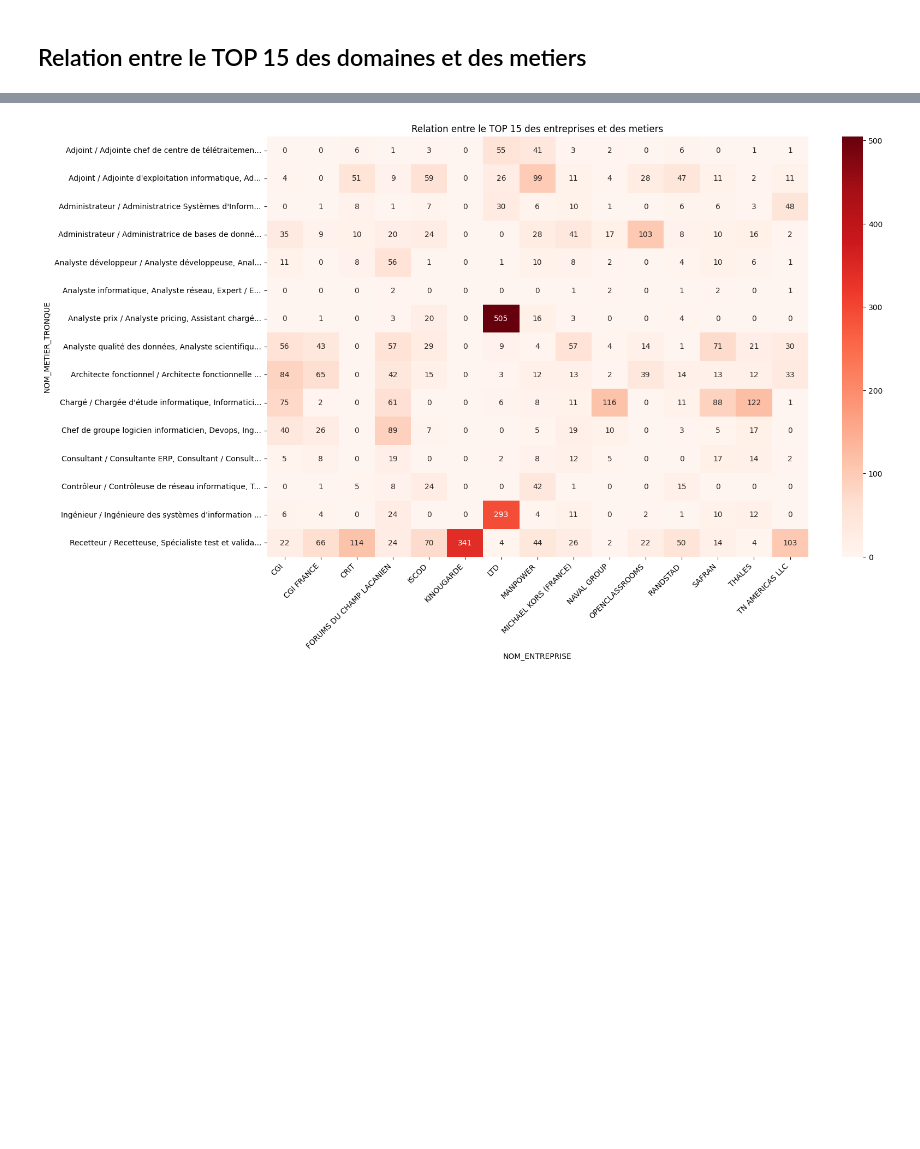
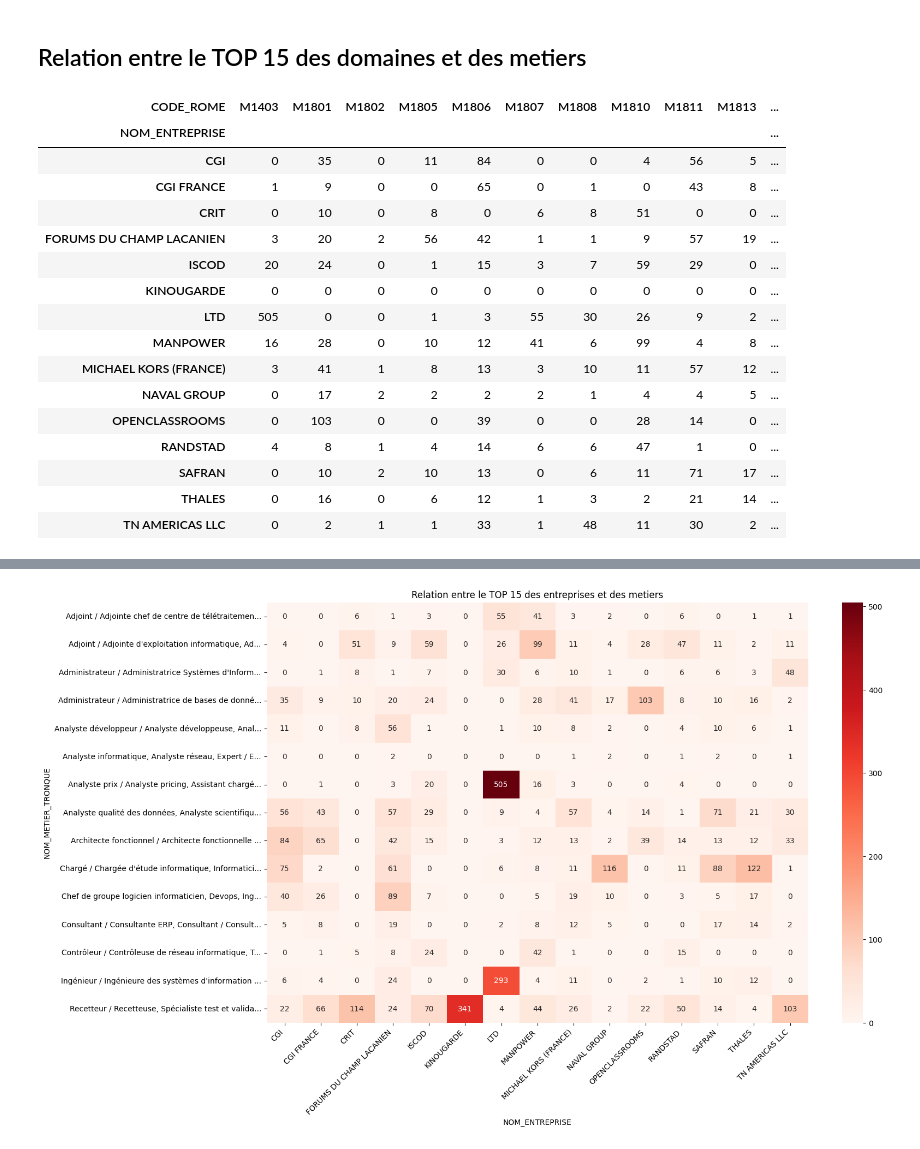
Before and after one commit to Ilanlp/Projet_update, a Jupyter notebook: MLFlow/notebook/EDA.ipynb, the cells around one changed output, grey strips where cells are left out. Cells and saved outputs as stored; diff of their text form; code cells hidden in the pictures; blank space fills up the shorter version.

```diff
--- a/MLFlow/notebook/EDA.ipynb
+++ b/MLFlow/notebook/EDA.ipynb
@@ -218,6 +234,27 @@ Text(0, 0.5, "nombre d'offre")
 ## Relation entre le TOP 15 des domaines et des metiers
 # %%
 metier_counts_df = df[df['NOM_METIER_TRONQUE'].isin(metier_counts.index)]
+# %%
+entrerprise_coderome = pd.crosstab(company_counst_df['NOM_ENTREPRISE'], coderome_counts_df['CODE_ROME']).head(15)
+entrerprise_coderome
+# %% [output]
+| CODE_ROME | M1403 | M1801 | M1802 | M1805 | M1806 | M1807 | M1808 | M1810 | M1811 | M1813 | ... |
+| NOM_ENTREPRISE |  |  |  |  |  |  |  |  |  |  | ... |
+| CGI | 0 | 35 | 0 | 11 | 84 | 0 | 0 | 4 | 56 | 5 | ... |
+| CGI FRANCE | 1 | 9 | 0 | 0 | 65 | 0 | 1 | 0 | 43 | 8 | ... |
+| CRIT | 0 | 10 | 0 | 8 | 0 | 6 | 8 | 51 | 0 | 0 | ... |
+| FORUMS DU CHAMP LACANIEN | 3 | 20 | 2 | 56 | 42 | 1 | 1 | 9 | 57 | 19 | ... |
+| ISCOD | 20 | 24 | 0 | 1 | 15 | 3 | 7 | 59 | 29 | 0 | ... |
+| KINOUGARDE | 0 | 0 | 0 | 0 | 0 | 0 | 0 | 0 | 0 | 0 | ... |
+| LTD | 505 | 0 | 0 | 1 | 3 | 55 | 30 | 26 | 9 | 2 | ... |
+| MANPOWER | 16 | 28 | 0 | 10 | 12 | 41 | 6 | 99 | 4 | 8 | ... |
+| MICHAEL KORS (FRANCE) | 3 | 41 | 1 | 8 | 13 | 3 | 10 | 11 | 57 | 12 | ... |
+| NAVAL GROUP | 0 | 17 | 2 | 2 | 2 | 2 | 1 | 4 | 4 | 5 | ... |
+| OPENCLASSROOMS | 0 | 103 | 0 | 0 | 39 | 0 | 0 | 28 | 14 | 0 | ... |
+| RANDSTAD | 4 | 8 | 1 | 4 | 14 | 6 | 6 | 47 | 1 | 0 | ... |
+| SAFRAN | 0 | 10 | 2 | 10 | 13 | 0 | 6 | 11 | 71 | 17 | ... |
+| THALES | 0 | 16 | 0 | 6 | 12 | 1 | 3 | 2 | 21 | 14 | ... |
+| TN AMERICAS LLC | 0 | 2 | 1 | 1 | 33 | 1 | 48 | 11 | 30 | 2 | ... |
 # %%
 domaine_metier = pd.crosstab(metier_counts_df['NOM_METIER_TRONQUE'],domain_counts_df['NOM_DOMAINE']).head(15)
 plt.figure(figsize=(16, 10))
```
Also changed, not shown: parts of 13 cells of this notebook, 2 other files.
